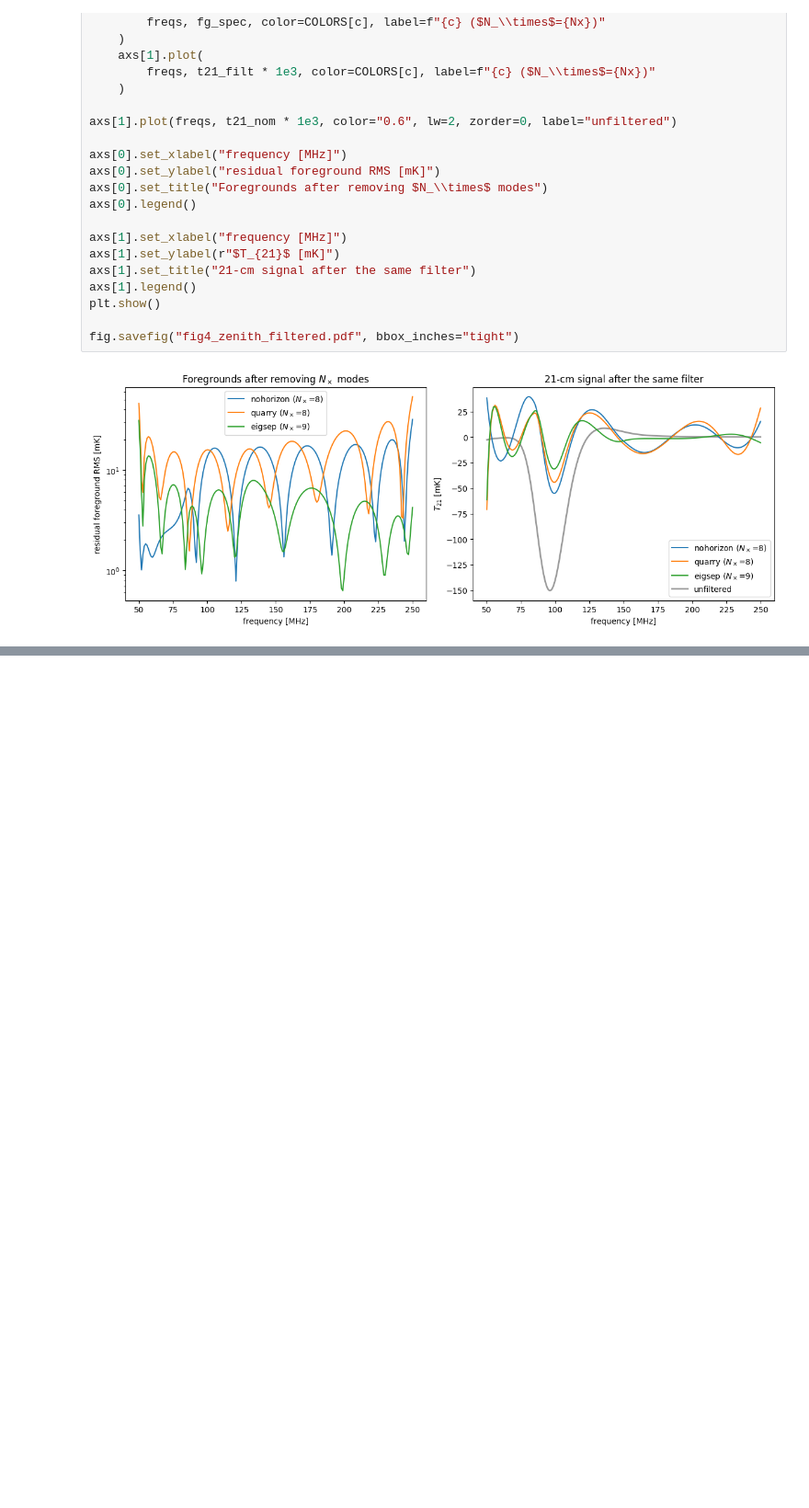
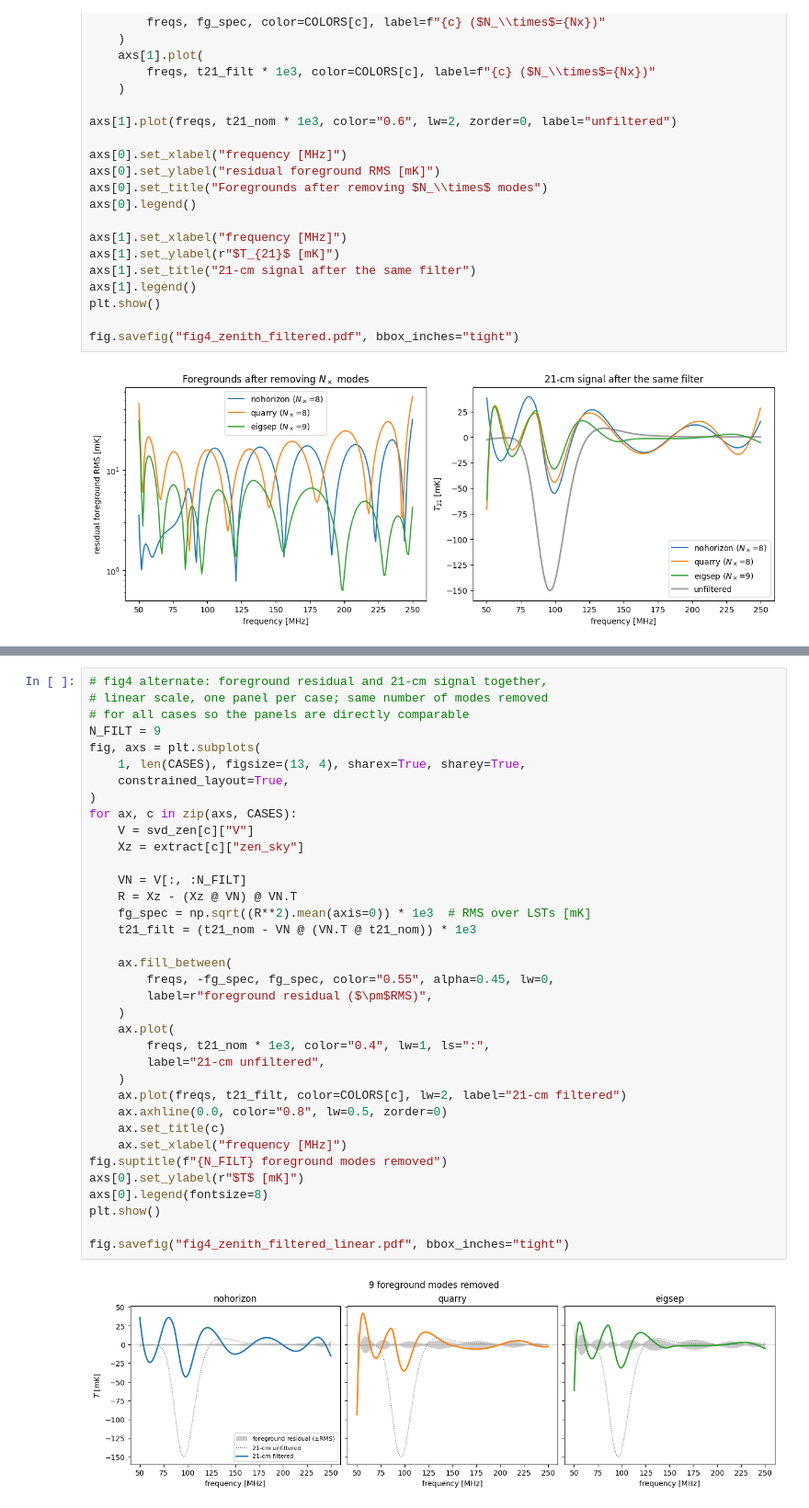
Before and after one commit to christianhbye/eigsep_mock_analysis, a Jupyter notebook: horizon_chromaticity/notebooks/chromaticity_pca.ipynb, the cells around one changed output, grey strips where cells are left out. Shown at 92% size. Drawn from its saved outputs; the diff is of its cells as text; blank space fills up the shorter version.

```diff
--- a/horizon_chromaticity/notebooks/chromaticity_pca.ipynb
+++ b/horizon_chromaticity/notebooks/chromaticity_pca.ipynb
@@ -1127,0 +1181,38 @@ fig.savefig("fig4_zenith_filtered.pdf", bbox_inches="tight")
+# %%
+# fig4 alternate: foreground residual and 21-cm signal together,
+# linear scale, one panel per case; same number of modes removed
+# for all cases so the panels are directly comparable
+N_FILT = 9
+fig, axs = plt.subplots(
+    1, len(CASES), figsize=(13, 4), sharex=True, sharey=True,
+    constrained_layout=True,
+)
+for ax, c in zip(axs, CASES):
+    V = svd_zen[c]["V"]
+    Xz = extract[c]["zen_sky"]
+
+    VN = V[:, :N_FILT]
+    R = Xz - (Xz @ VN) @ VN.T
+    fg_spec = np.sqrt((R**2).mean(axis=0)) * 1e3  # RMS over LSTs [mK]
+    t21_filt = (t21_nom - VN @ (VN.T @ t21_nom)) * 1e3
+
+    ax.fill_between(
+        freqs, -fg_spec, fg_spec, color="0.55", alpha=0.45, lw=0,
+        label=r"foreground residual ($\pm$RMS)",
+    )
+    ax.plot(
+        freqs, t21_nom * 1e3, color="0.4", lw=1, ls=":",
+        label="21-cm unfiltered",
+    )
+    ax.plot(freqs, t21_filt, color=COLORS[c], lw=2, label="21-cm filtered")
+    ax.axhline(0.0, color="0.8", lw=0.5, zorder=0)
+    ax.set_title(c)
+    ax.set_xlabel("frequency [MHz]")
+fig.suptitle(f"{N_FILT} foreground modes removed")
+axs[0].set_ylabel(r"$T$ [mK]")
+axs[0].legend(fontsize=8)
+plt.show()
+
+fig.savefig("fig4_zenith_filtered_linear.pdf", bbox_inches="tight")
+# %% [output]
+[figure, added]
```
Also changed, not shown: parts of 2 cells of this notebook, 6 other files.
